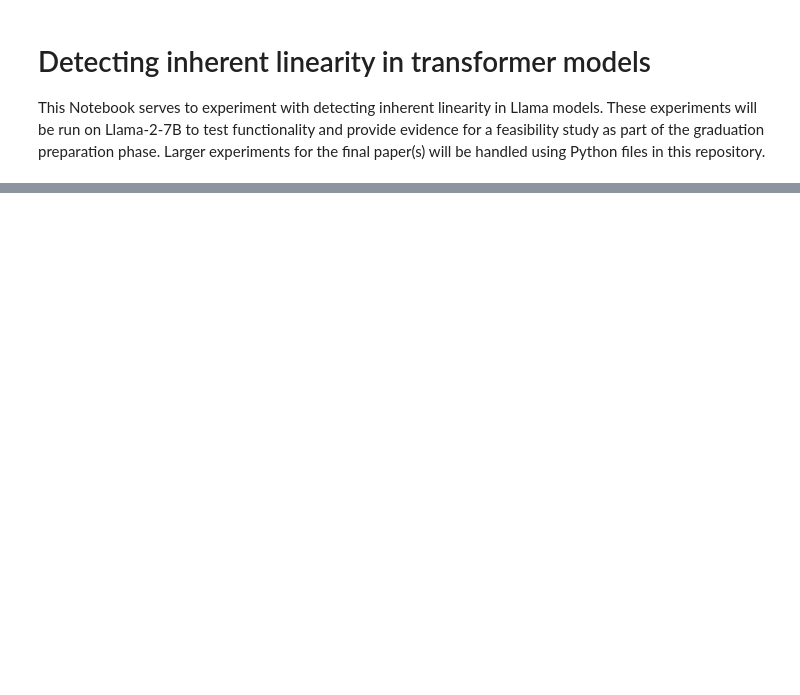
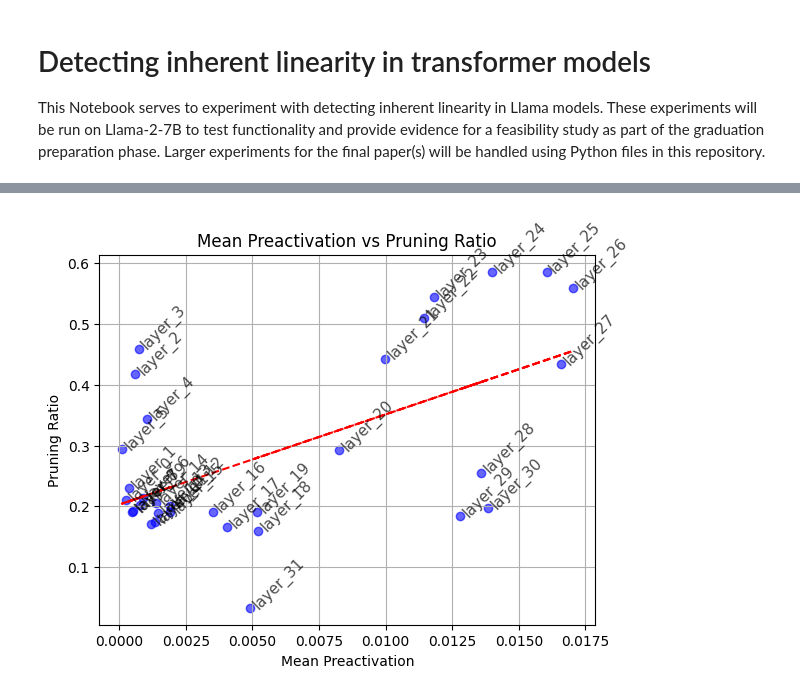
Before and after one commit to ATicklishTomato/Using-Linearity-for-DNN-Compression, a Jupyter notebook: notebook_experiments/transformer_pruning_linearity_relation.ipynb, the cells around one changed output, grey strips where cells are left out. Drawn from its saved outputs; the diff is of its cells as text; code cells hidden in the pictures; blank space fills up the shorter version.

Commit message:
Transformer pruning comparison

```diff
--- a/notebook_experiments/transformer_pruning_linearity_relation.ipynb
+++ b/notebook_experiments/transformer_pruning_linearity_relation.ipynb
@@ -85,0 +214,9 @@ print("Forward pass outputs:", outputs)
+# %%
+# Map the preactivations of the layernorm to the preceding attention layer for clarity
+mapped_mean_preactivations = {}
+for layer_name, mean_val in mean_preactivations.items():
+    match = re.match(r'model\.layers\.(\d+)\.post_attention_layernorm', layer_name)
+    if match:
+        layer_num = match.group(1)
+        mapped_mean_preactivations[f'model.layers.{layer_num}.self_attn'] = mean_val
+        print(f"Mapped model.layers.{layer_num}.self_attn with mean preactivation {mean_val}")
@@ -85,0 +359,37 @@ print("Forward pass outputs:", outputs)
+# %%
+import pandas as pd
+
+# Keep pruning ratios and preactivations where both exist for that layer
+data = {
+    "Layer": [],
+    "Mean_Preactivation": [],
+    "Pruning_Ratio": []
+}
+for layer_key, info in layer_pruning_ratios.items():
+    if layer_key.startswith("layer_"):
+        layer_num = layer_key.split("_")[1]
+        mean_preact_key = f"model.layers.{layer_num}.self_attn"
+        if mean_preact_key in mapped_mean_preactivations:
+            data["Layer"].append(layer_key)
+            data["Mean_Preactivation"].append(mapped_mean_preactivations[mean_preact_key])
+            data["Pruning_Ratio"].append(info["pruned_ratio"])
+df = pd.DataFrame(data)
+
+# Use matplotlib to create a scatter plot of mean preactivations vs pruning ratios and fit a linear regression line
+plt.scatter(df["Mean_Preactivation"], df["Pruning_Ratio"], color='blue', alpha=0.6)
+plt.title("Mean Preactivation vs Pruning Ratio")
+plt.xlabel("Mean Preactivation")
+plt.ylabel("Pruning Ratio")
+
+# Label the points with layer names at 45 degree angle
+for i, row in df.iterrows():
+    plt.text(row["Mean_Preactivation"], row["Pruning_Ratio"], row["Layer"], fontsize=11, alpha=0.7, rotation=45)
+
+# Fit and plot a trend line
+z = np.polyfit(df["Mean_Preactivation"], df["Pruning_Ratio"], 1)
+p = np.poly1d(z)
+plt.plot(df["Mean_Preactivation"], p(df["Mean_Preactivation"]), "r--")
+plt.grid()
+plt.show()
+# %% [output]
+[figure, added]
```
Also changed, not shown: parts of 11 cells of this notebook, 3 other files.
